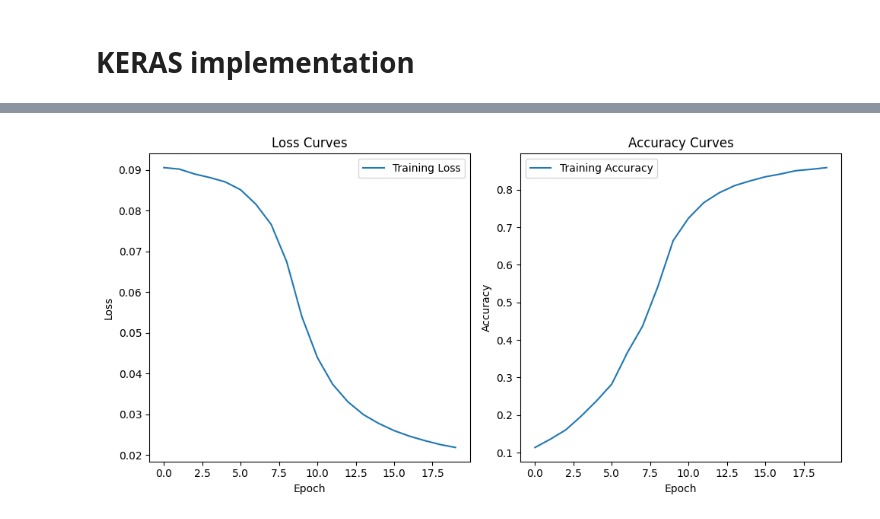
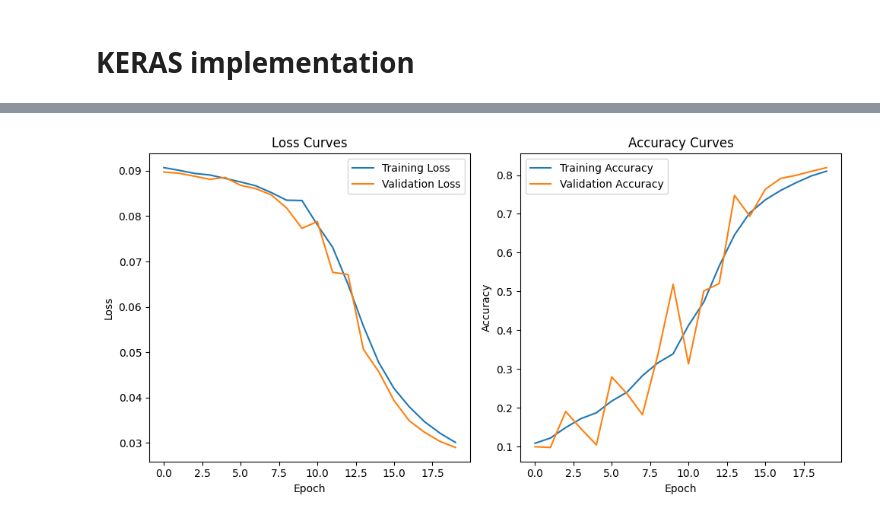
Before and after one commit to RZdataprojects/Computer-Vision-From-Scratch, a Jupyter notebook: Digit_Classification.ipynb, the cells around one changed output, grey strips where cells are left out. Cells and saved outputs as stored; diff of their text form; code cells hidden in the pictures.

```diff
--- a/Digit_Classification.ipynb
+++ b/Digit_Classification.ipynb
@@ -707,11 +707,13 @@ plt.show()
 from keras.utils import np_utils
 
 #Preprocessing
-X_train = X_temp.reshape(X_temp.shape[0], 28, 28, 1).astype('float32')
+X_train = X_train.reshape(X_train.shape[0], 28, 28, 1).astype('float32')
+X_valid = X_valid.reshape(X_valid.shape[0], 28, 28, 1).astype('float32')
 X_test = X_test.reshape(X_test.shape[0], 28, 28, 1).astype('float32')
-y_train = np_utils.to_categorical(y_temp)
+y_train = np_utils.to_categorical(y_train)
+y_valid = np_utils.to_categorical(y_valid)
 y_test = np_utils.to_categorical(y_test)
 num_classes = y_test.shape[1]
 
-print(X_train.shape, y_train.shape, X_test.shape, y_test.shape)
+print(X_train.shape, y_train.shape, X_valid.shape, y_valid.shape, X_test.shape, y_test.shape)
 # %% [output]
@@ -722,7 +724,7 @@ from keras.layers import Dense, Flatten
 from sklearn.metrics import roc_auc_score
 from keras.optimizers import SGD
 import numpy as np
-np.random.RandomState(2124)
+np.random.RandomState(2424)
 
 # Create the model
 model3 = Sequential()
@@ -735,7 +737,7 @@ model3.add(Dense(units=10, activation='softmax'))
 model3.compile(loss='mse', optimizer=SGD(learning_rate=0.1), metrics=['accuracy'])
 
 # Train the model
-history = model3.fit(X_train, y_train, epochs=20, batch_size=100)
+history = model3.fit(X_train, y_train, validation_data = (X_valid, y_valid), epochs=20, batch_size=100)
 
 # Evaluate the model on the test data
 scores = model3.evaluate(X_test, y_test)
@@ -770,22 +772,24 @@ Macro AUC: 0.9827
 # %%
 # Plot the training and validation loss
 plt.figure(figsize=(10, 5))
 plt.subplot(1, 2, 1)
 plt.plot(history.history['loss'], label='Training Loss')
+plt.plot(history.history['val_loss'], label='Validation Loss')
 plt.xlabel('Epoch')
 plt.ylabel('Loss')
 plt.title('Loss Curves')
 plt.legend()
 
 # Plot the training and validation accuracy
 plt.subplot(1, 2, 2)
 plt.plot(history.history['accuracy'], label='Training Accuracy')
+plt.plot(history.history['val_accuracy'], label='Validation Accuracy')
 plt.xlabel('Epoch')
 plt.ylabel('Accuracy')
 plt.title('Accuracy Curves')
 plt.legend()
 
 plt.tight_layout()
 plt.show()
 # %% [output]
-[figure, old version]
+[figure, new version]
```
Also changed, not shown: parts of 2 cells of this notebook.
